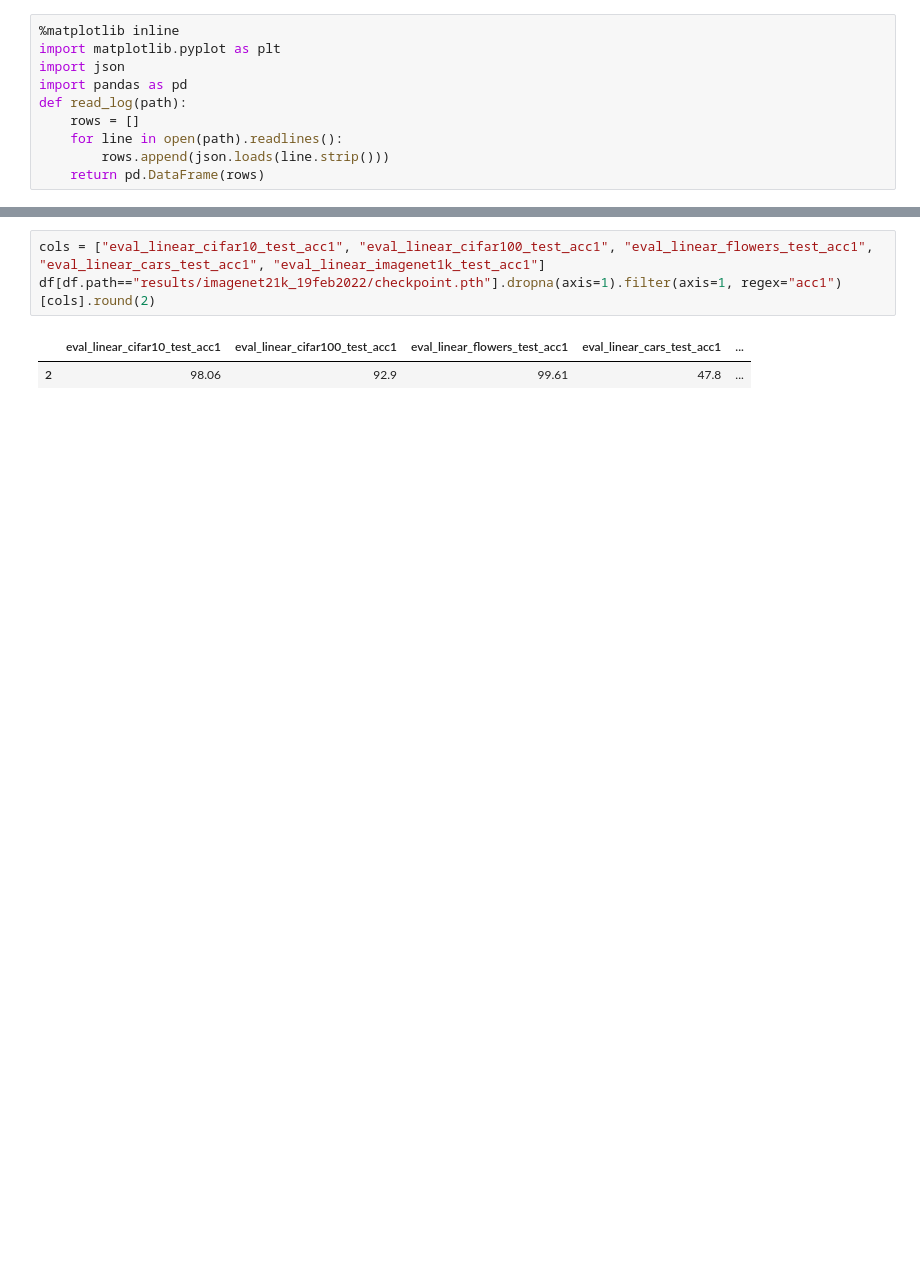
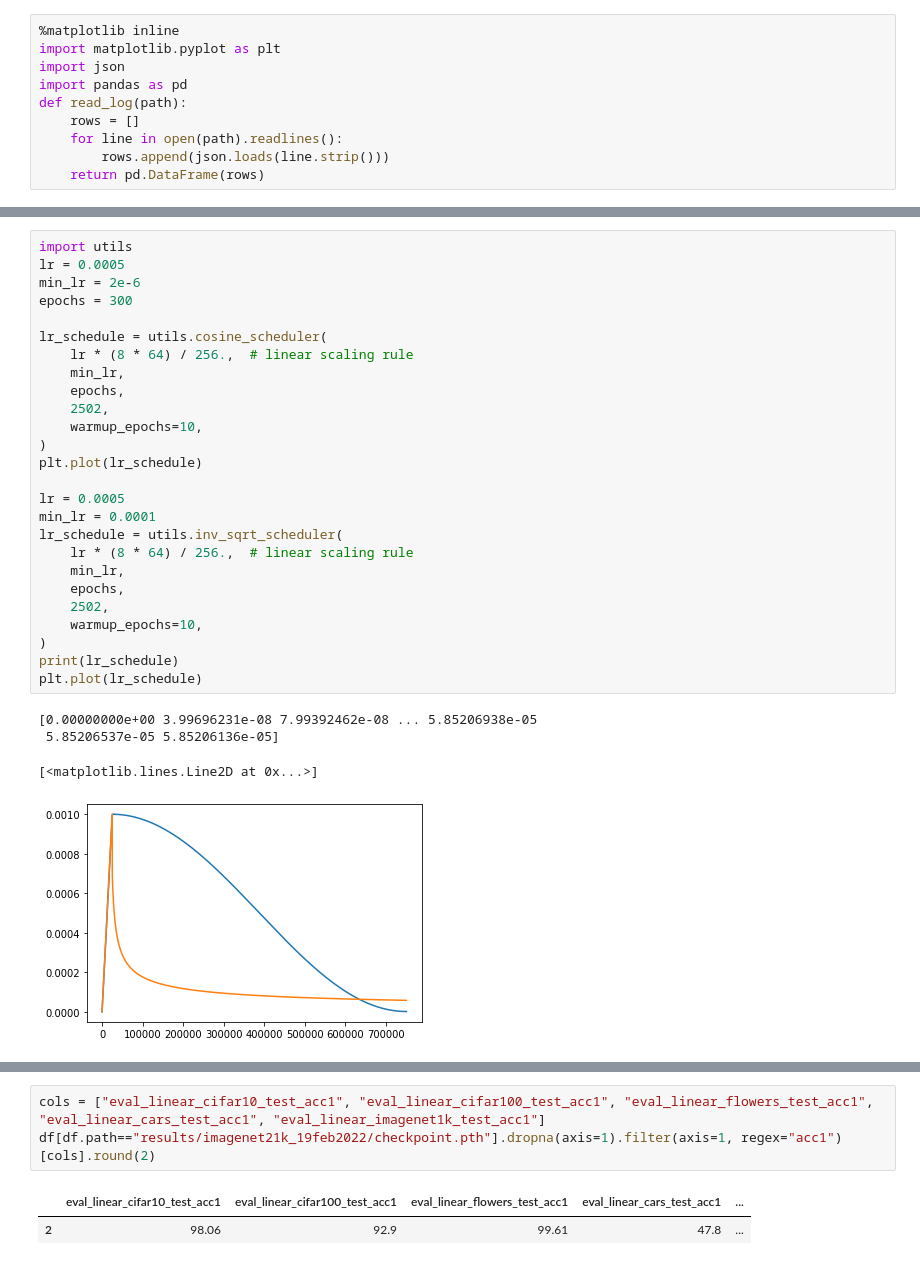
Before and after one commit to mehdidc/dino, a Jupyter notebook: analysis.ipynb, the cells around one changed output, grey strips where cells are left out. Saved outputs shown, nothing was run; the diff lists cells and outputs as text; blank space fills up the shorter version.

```diff
--- a/analysis.ipynb
+++ b/analysis.ipynb
@@ -40,3 +47,34 @@ plt.legend()
+# %%
+import utils
+lr = 0.0005
+min_lr = 2e-6
+epochs = 300
+
+lr_schedule = utils.cosine_scheduler(
+    lr * (8 * 64) / 256.,  # linear scaling rule
+    min_lr,
+    epochs,
+    2502,
+    warmup_epochs=10,
+)
+plt.plot(lr_schedule)
+
+lr = 0.0005
+min_lr = 0.0001
+lr_schedule = utils.inv_sqrt_scheduler(
+    lr * (8 * 64) / 256.,  # linear scaling rule
+    min_lr,
+    epochs,
+    2502,
+    warmup_epochs=10,
+)
+print(lr_schedule)
+plt.plot(lr_schedule)
+# %% [output]
+[0.00000000e+00 3.99696231e-08 7.99392462e-08 ... 5.85206938e-05
+ 5.85206537e-05 5.85206136e-05]
+[<matplotlib.lines.Line2D at 0x...>]
+[figure, added]
 # %%
 %%time
 from glob import glob
```
Also changed, not shown: parts of 3 cells of this notebook, 15 other files.
